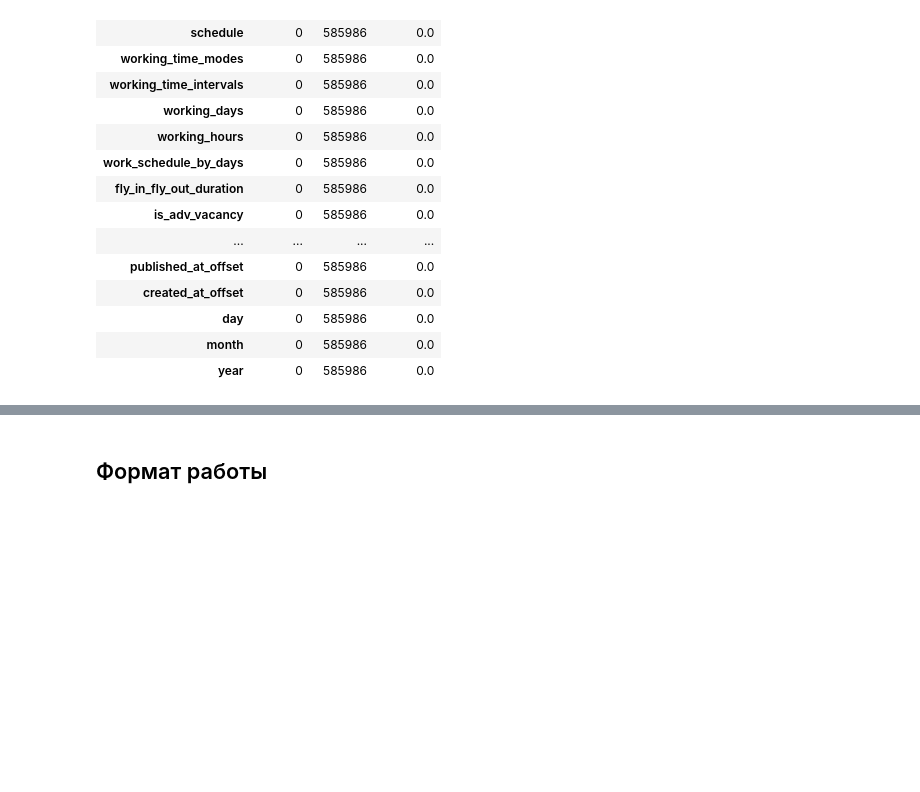
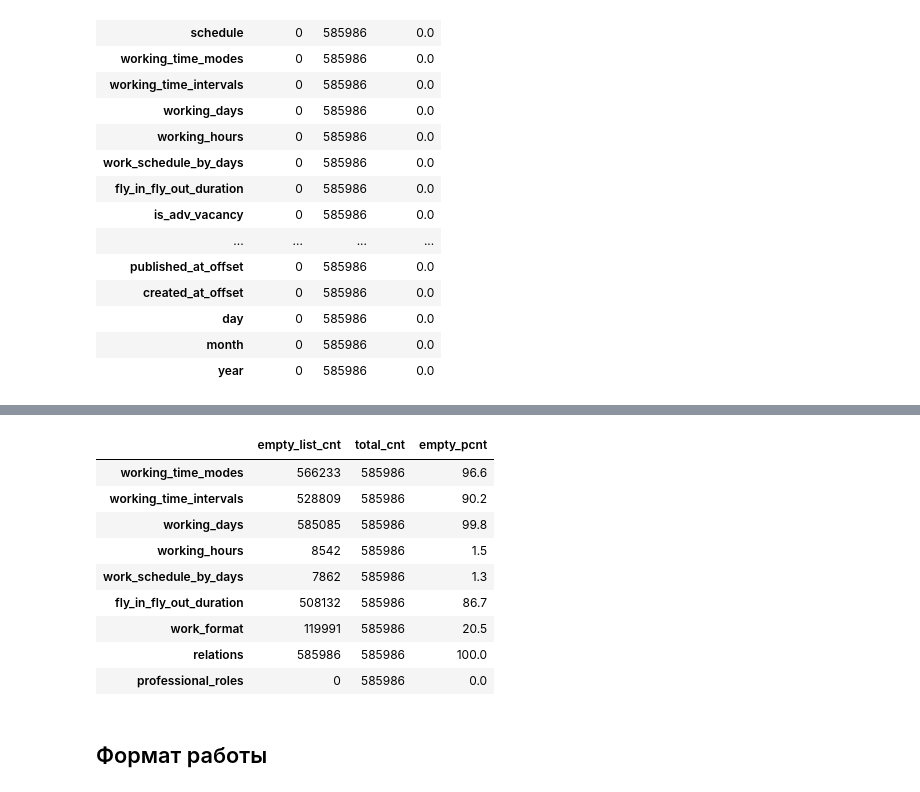
Before and after one commit to lusm554/skill-lens, a Jupyter notebook: airflow/check_silver_hh_loader.ipynb, the cells around one changed output, grey strips where cells are left out. Drawn from its saved outputs; the diff is of its cells as text; code cells hidden in the pictures; blank space fills up the shorter version.

```diff
--- a/airflow/check_silver_hh_loader.ipynb
+++ b/airflow/check_silver_hh_loader.ipynb
@@ -541,3 +560,24 @@ null_cnt_pd
+# %%
+empty_lists_sql = ",\n".join([
+    f"count(*) filter (where length({col})=0) as {col}"
+    for col in lists_columns
+])
+empty_lists_pd = con.sql(f"select {empty_lists_sql} from vacancies").to_df().T
+empty_lists_pd["total_cnt"] = con.sql("select count(*) cnt from vacancies").fetchone()[0]
+empty_lists_pd.columns = ["empty_list_cnt", "total_cnt"]
+empty_lists_pd["empty_pcnt"] = round(empty_lists_pd.empty_list_cnt/null_cnt_pd.total_cnt*100, 1)
+empty_lists_pd
+# %% [output]
+|  | empty_list_cnt | total_cnt | empty_pcnt |
+| working_time_modes | 566233 | 585986 | 96.6 |
+| working_time_intervals | 528809 | 585986 | 90.2 |
+| working_days | 585085 | 585986 | 99.8 |
+| working_hours | 8542 | 585986 | 1.5 |
+| work_schedule_by_days | 7862 | 585986 | 1.3 |
+| fly_in_fly_out_duration | 508132 | 585986 | 86.7 |
+| work_format | 119991 | 585986 | 20.5 |
+| relations | 585986 | 585986 | 100.0 |
+| professional_roles | 0 | 585986 | 0.0 |
 # %% [markdown]
 ## Формат работы
 # %%
```
Also changed, not shown: parts of 3 cells of this notebook.
